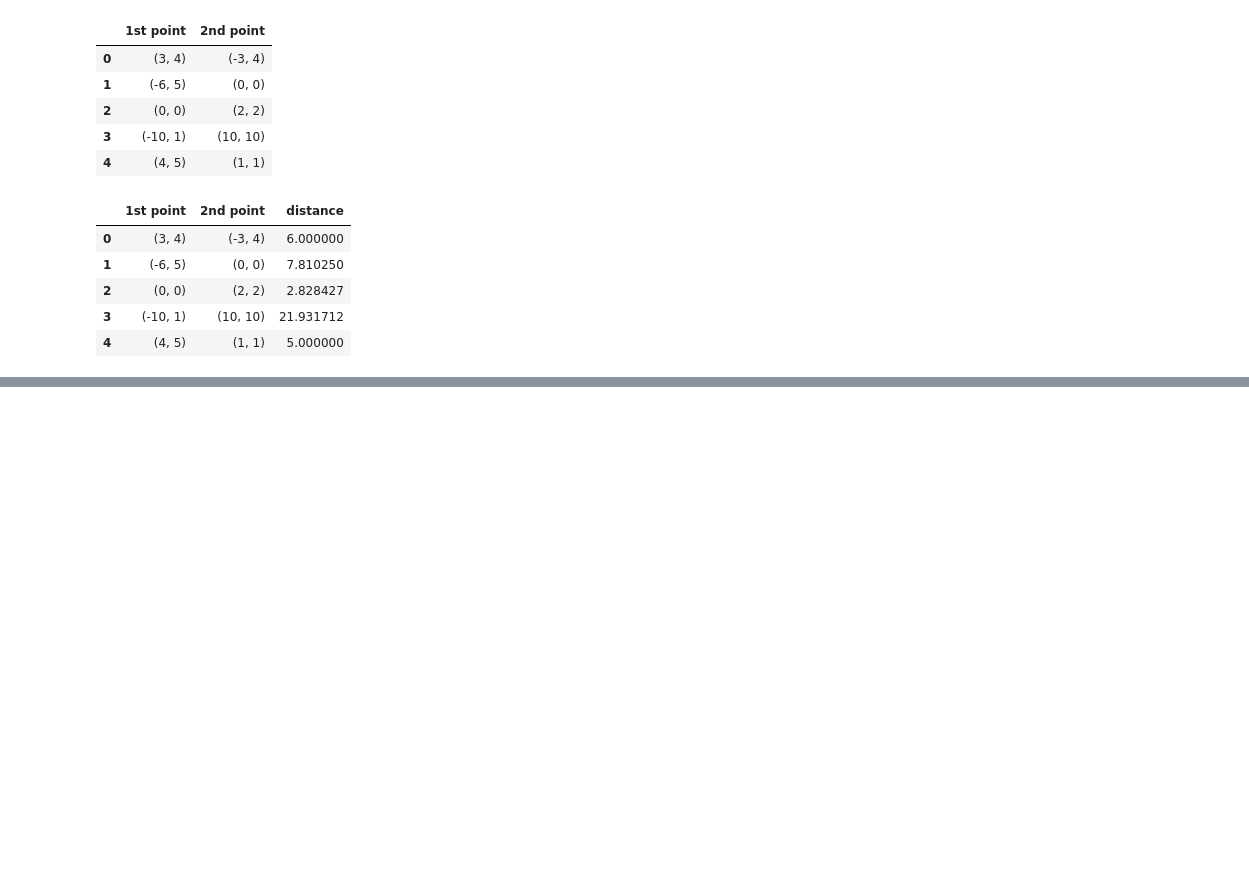
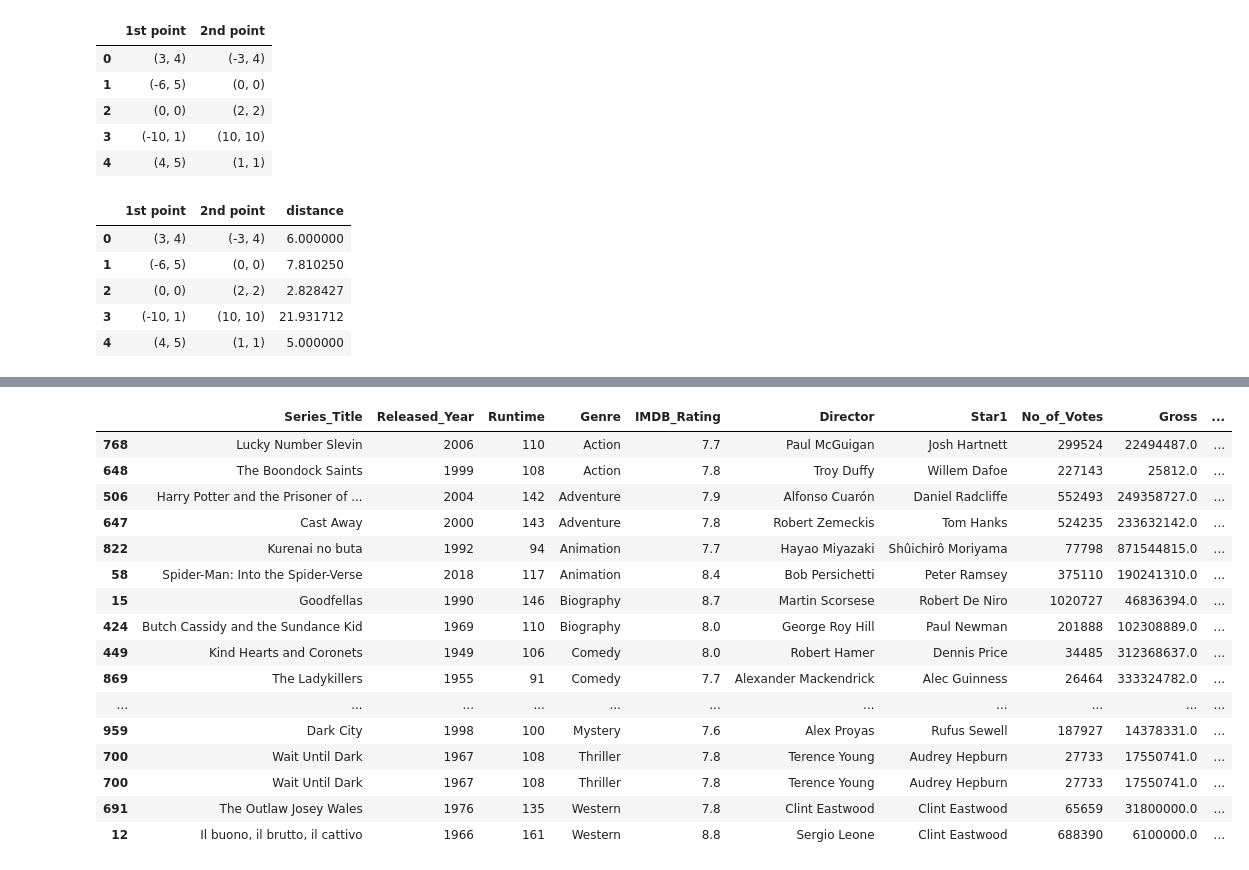
Before and after one commit to Arham097/Pandas, a Jupyter notebook: Pandas.ipynb, the cells around one changed output, grey strips where cells are left out. Saved outputs shown, nothing was run; the diff lists cells and outputs as text; code cells hidden in the pictures; blank space fills up the shorter version.

```diff
--- a/Pandas.ipynb
+++ b/Pandas.ipynb
@@ -1994,0 +2236,20 @@ points_df
+# %%
+movies.groupby('Genre').sample(2,replace=True)  # replce parameter Allow or disallow sampling of the same row more than once as Action appear multiple times without replace true 2 action movies not goint to show and throw erroe
+# %% [output]
+|  | Series_Title | Released_Year | Runtime | Genre | IMDB_Rating | Director | Star1 | No_of_Votes | Gross | ... |
+| 768 | Lucky Number Slevin | 2006 | 110 | Action | 7.7 | Paul McGuigan | Josh Hartnett | 299524 | 22494487.0 | ... |
+| 648 | The Boondock Saints | 1999 | 108 | Action | 7.8 | Troy Duffy | Willem Dafoe | 227143 | 25812.0 | ... |
+| 506 | Harry Potter and the Prisoner of ... | 2004 | 142 | Adventure | 7.9 | Alfonso Cuarón | Daniel Radcliffe | 552493 | 249358727.0 | ... |
+| 647 | Cast Away | 2000 | 143 | Adventure | 7.8 | Robert Zemeckis | Tom Hanks | 524235 | 233632142.0 | ... |
+| 822 | Kurenai no buta | 1992 | 94 | Animation | 7.7 | Hayao Miyazaki | Shûichirô Moriyama | 77798 | 871544815.0 | ... |
+| 58 | Spider-Man: Into the Spider-Verse | 2018 | 117 | Animation | 8.4 | Bob Persichetti | Peter Ramsey | 375110 | 190241310.0 | ... |
+| 15 | Goodfellas | 1990 | 146 | Biography | 8.7 | Martin Scorsese | Robert De Niro | 1020727 | 46836394.0 | ... |
+| 424 | Butch Cassidy and the Sundance Kid | 1969 | 110 | Biography | 8.0 | George Roy Hill | Paul Newman | 201888 | 102308889.0 | ... |
+| 449 | Kind Hearts and Coronets | 1949 | 106 | Comedy | 8.0 | Robert Hamer | Dennis Price | 34485 | 312368637.0 | ... |
+| 869 | The Ladykillers | 1955 | 91 | Comedy | 7.7 | Alexander Mackendrick | Alec Guinness | 26464 | 333324782.0 | ... |
+| ... | ... | ... | ... | ... | ... | ... | ... | ... | ... | ... |
+| 959 | Dark City | 1998 | 100 | Mystery | 7.6 | Alex Proyas | Rufus Sewell | 187927 | 14378331.0 | ... |
+| 700 | Wait Until Dark | 1967 | 108 | Thriller | 7.8 | Terence Young | Audrey Hepburn | 27733 | 17550741.0 | ... |
+| 700 | Wait Until Dark | 1967 | 108 | Thriller | 7.8 | Terence Young | Audrey Hepburn | 27733 | 17550741.0 | ... |
+| 691 | The Outlaw Josey Wales | 1976 | 135 | Western | 7.8 | Clint Eastwood | Clint Eastwood | 65659 | 31800000.0 | ... |
+| 12 | Il buono, il brutto, il cattivo | 1966 | 161 | Western | 8.8 | Sergio Leone | Clint Eastwood | 688390 | 6100000.0 | ... |
```
Also changed, not shown: parts of 35 cells of this notebook, 4 other files.
